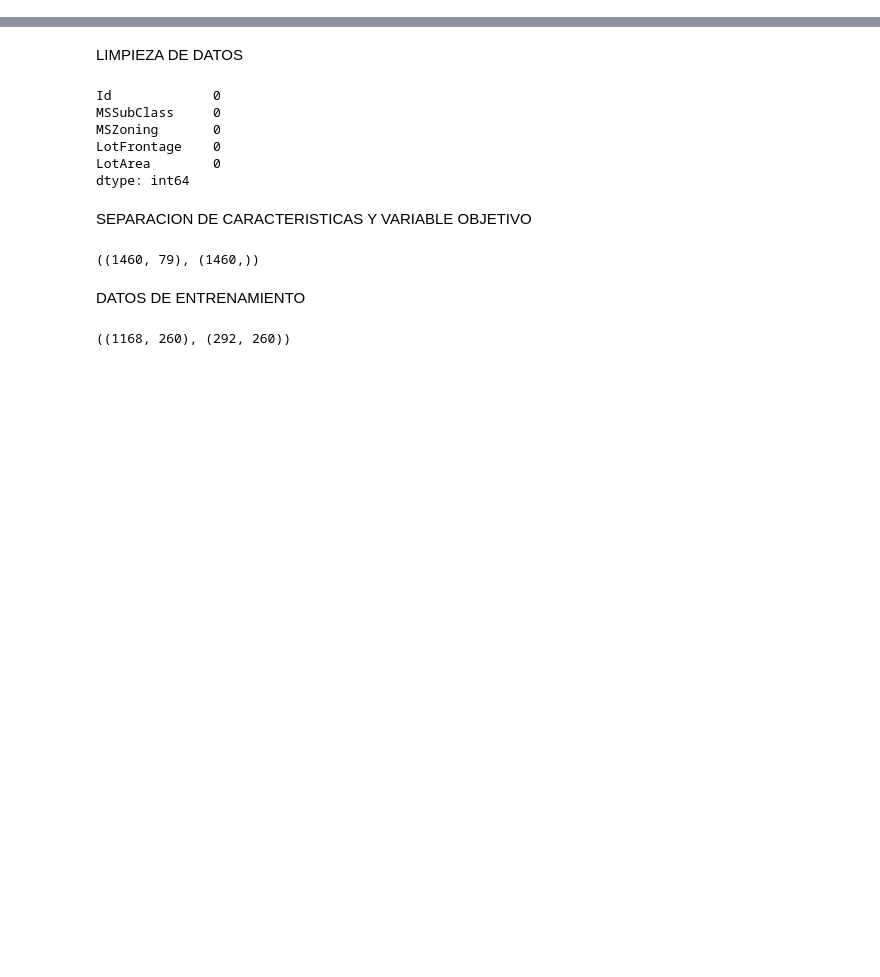
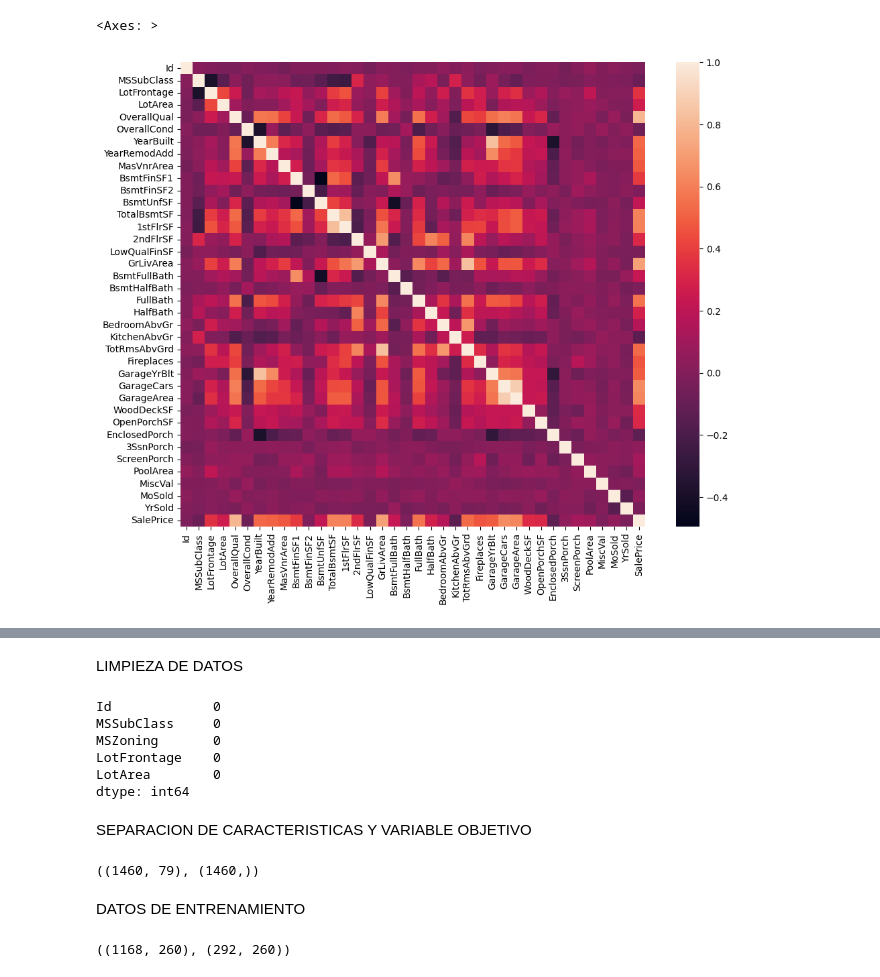
Before and after one commit to rodrigoosoriogaona/Ciencia-de-Datos, a Jupyter notebook: src/notebook/Ciencia de Datos.ipynb, the cells around one changed output, grey strips where cells are left out. Drawn from its saved outputs; the diff is of its cells as text; code cells hidden in the pictures; blank space fills up the shorter version.

```diff
--- a/src/notebook/Ciencia de Datos.ipynb
+++ b/src/notebook/Ciencia de Datos.ipynb
@@ -61,0 +208,11 @@ dtype: int64
+# %%
+df_numerico = df.select_dtypes(include=['int64', 'float64'])
+
+matriz_correlacion = df_numerico.corr()
+
+
+f, ax = plt.subplots(figsize = (12, 9))
+sns.heatmap(matriz_correlacion, vmax = 1, square = True)
+# %% [output]
+<Axes: >
+[figure, added]
```
Also changed, not shown: parts of 16 cells of this notebook, 5 other files.
